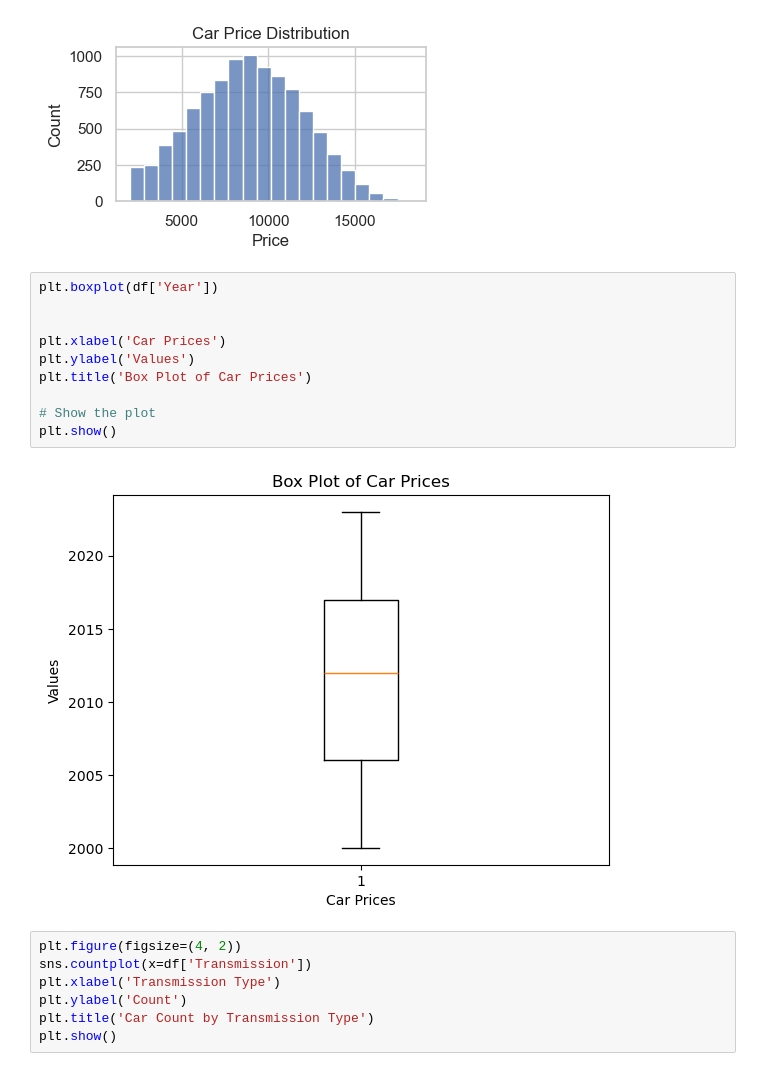
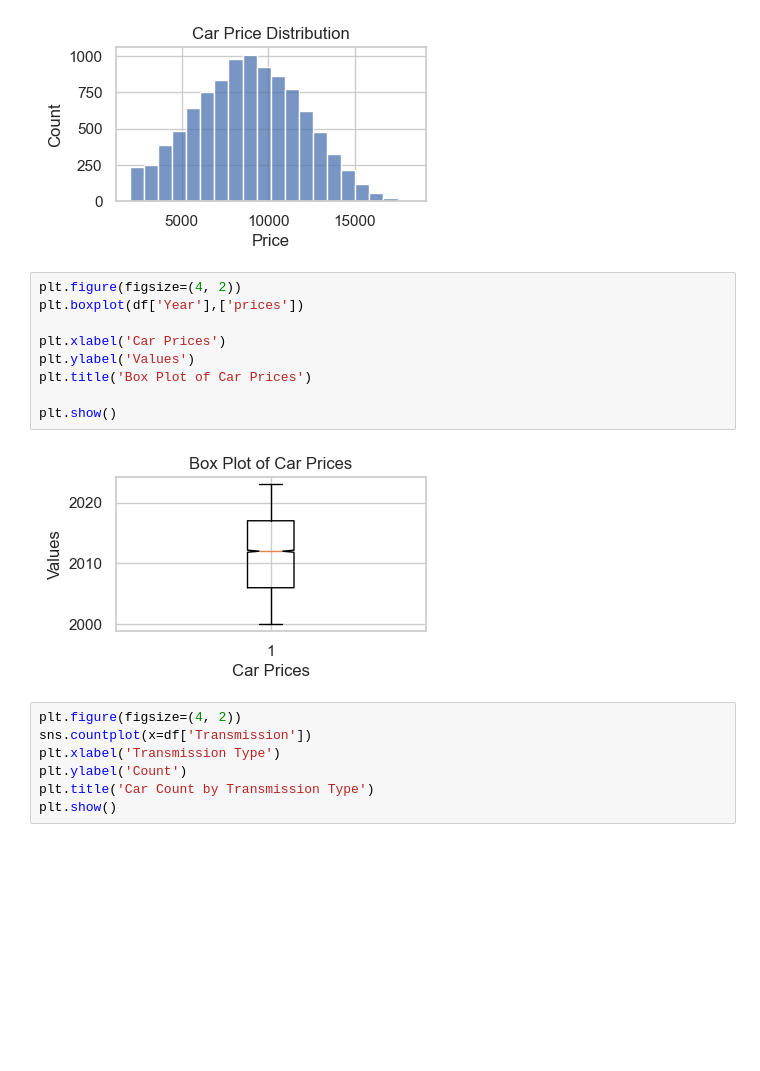
Before and after one commit to vinuvarsithR/C-language, a Jupyter notebook: icv.py/da.ipynb, the cells around one changed output. Cells and saved outputs as stored; diff of their text form; blank space fills up the shorter version.

```diff
--- a/icv.py/da.ipynb
+++ b/icv.py/da.ipynb
@@ -64,17 +64,16 @@ plt.show()
 # %% [output]
 [figure]
 # %%
-plt.boxplot(df['Year'])
-
+plt.figure(figsize=(4, 2))
+plt.boxplot(df['Year'],['prices'])
 
 plt.xlabel('Car Prices')
 plt.ylabel('Values')
 plt.title('Box Plot of Car Prices')
 
-# Show the plot
 plt.show()
 # %% [output]
-[figure, old version]
+[figure, new version]
 # %%
 plt.figure(figsize=(4, 2))
 sns.countplot(x=df['Transmission'])
```
Also changed, not shown: parts of 3 cells of this notebook, 3 other files.
